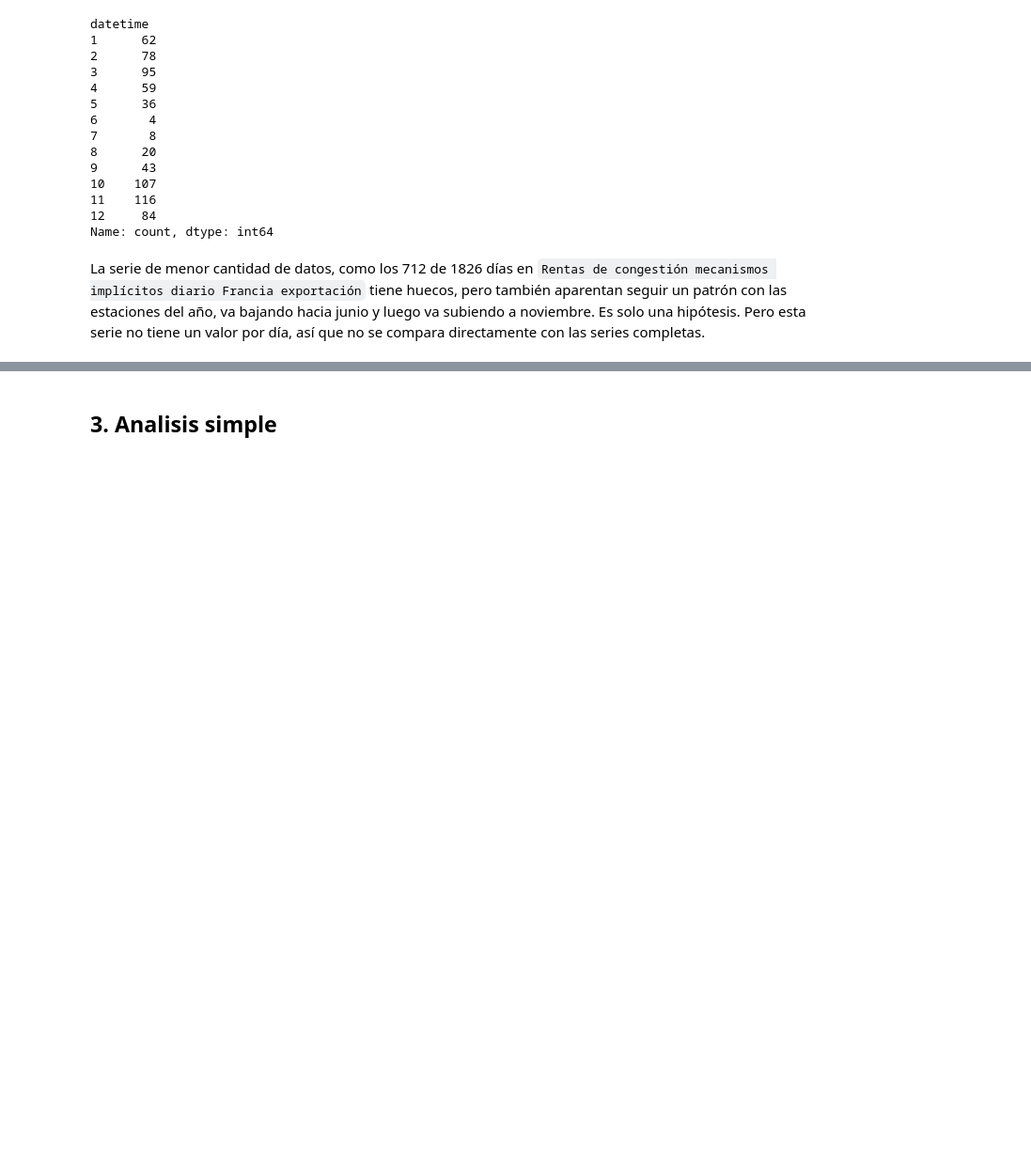
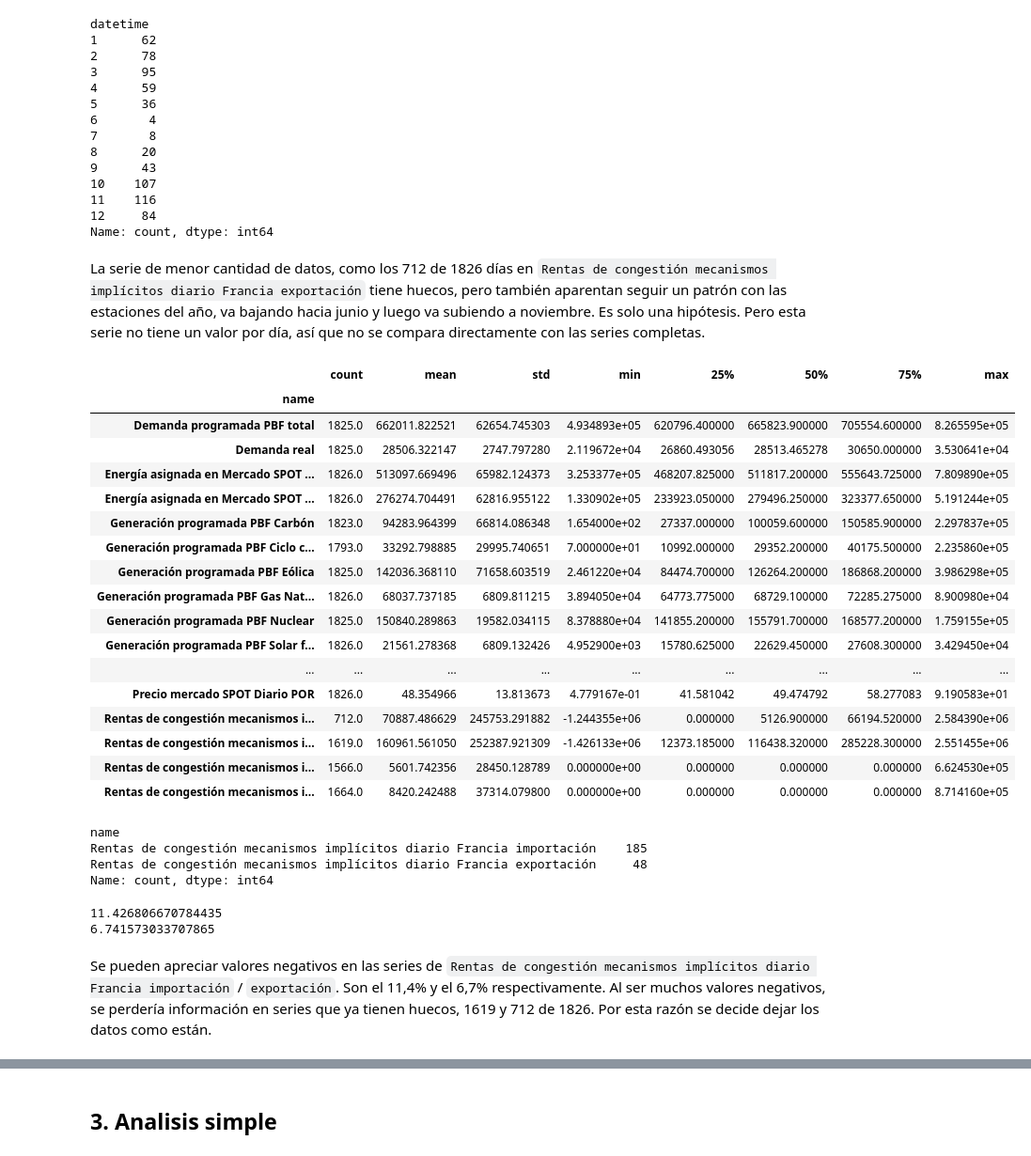
Before and after one commit to CarlosScura/reto-para-magos-de-datos, a Jupyter notebook: 02_energia_espana.ipynb, the cells around one changed output, grey strips where cells are left out. Shown at 94% size. Drawn from its saved outputs; the diff is of its cells as text; code cells hidden in the pictures; blank space fills up the shorter version.

```diff
--- a/02_energia_espana.ipynb
+++ b/02_energia_espana.ipynb
@@ -291,3 +291,39 @@ datetime
 Name: count, dtype: int64
 # %% [markdown]
 La serie de menor cantidad de datos, como los 712 de 1826 días en `Rentas de congestión mecanismos implícitos diario Francia exportación` tiene huecos, pero también aparentan seguir un patrón con las estaciones del año, va bajando hacia junio y luego va subiendo a noviembre. Es solo una hipótesis. Pero esta serie no tiene un valor por día, así que no se compara directamente con las series completas.
+# %%
+df_limpio.groupby('name')['value'].describe()
+# %% [output]
+|  | count | mean | std | min | 25% | 50% | 75% | max |
+| name |  |  |  |  |  |  |  |  |
+| Demanda programada PBF total | 1825.0 | 662011.822521 | 62654.745303 | 4.934893e+05 | 620796.400000 | 665823.900000 | 705554.600000 | 8.265595e+05 |
+| Demanda real | 1825.0 | 28506.322147 | 2747.797280 | 2.119672e+04 | 26860.493056 | 28513.465278 | 30650.000000 | 3.530641e+04 |
+| Energía asignada en Mercado SPOT ... | 1826.0 | 513097.669496 | 65982.124373 | 3.253377e+05 | 468207.825000 | 511817.200000 | 555643.725000 | 7.809890e+05 |
+| Energía asignada en Mercado SPOT ... | 1826.0 | 276274.704491 | 62816.955122 | 1.330902e+05 | 233923.050000 | 279496.250000 | 323377.650000 | 5.191244e+05 |
+| Generación programada PBF Carbón | 1823.0 | 94283.964399 | 66814.086348 | 1.654000e+02 | 27337.000000 | 100059.600000 | 150585.900000 | 2.297837e+05 |
+| Generación programada PBF Ciclo c... | 1793.0 | 33292.798885 | 29995.740651 | 7.000000e+01 | 10992.000000 | 29352.200000 | 40175.500000 | 2.235860e+05 |
+| Generación programada PBF Eólica | 1825.0 | 142036.368110 | 71658.603519 | 2.461220e+04 | 84474.700000 | 126264.200000 | 186868.200000 | 3.986298e+05 |
+| Generación programada PBF Gas Nat... | 1826.0 | 68037.737185 | 6809.811215 | 3.894050e+04 | 64773.775000 | 68729.100000 | 72285.275000 | 8.900980e+04 |
+| Generación programada PBF Nuclear | 1825.0 | 150840.289863 | 19582.034115 | 8.378880e+04 | 141855.200000 | 155791.700000 | 168577.200000 | 1.759155e+05 |
+| Generación programada PBF Solar f... | 1826.0 | 21561.278368 | 6809.132426 | 4.952900e+03 | 15780.625000 | 22629.450000 | 27608.300000 | 3.429450e+04 |
+| ... | ... | ... | ... | ... | ... | ... | ... | ... |
+| Precio mercado SPOT Diario POR | 1826.0 | 48.354966 | 13.813673 | 4.779167e-01 | 41.581042 | 49.474792 | 58.277083 | 9.190583e+01 |
+| Rentas de congestión mecanismos i... | 712.0 | 70887.486629 | 245753.291882 | -1.244355e+06 | 0.000000 | 5126.900000 | 66194.520000 | 2.584390e+06 |
+| Rentas de congestión mecanismos i... | 1619.0 | 160961.561050 | 252387.921309 | -1.426133e+06 | 12373.185000 | 116438.320000 | 285228.300000 | 2.551455e+06 |
+| Rentas de congestión mecanismos i... | 1566.0 | 5601.742356 | 28450.128789 | 0.000000e+00 | 0.000000 | 0.000000 | 0.000000 | 6.624530e+05 |
+| Rentas de congestión mecanismos i... | 1664.0 | 8420.242488 | 37314.079800 | 0.000000e+00 | 0.000000 | 0.000000 | 0.000000 | 8.714160e+05 |
+# %%
+df_limpio[df_limpio['value'] < 0]['name'].value_counts()
+# %% [output]
+name
+Rentas de congestión mecanismos implícitos diario Francia importación    185
+Rentas de congestión mecanismos implícitos diario Francia exportación     48
+Name: count, dtype: int64
+# %%
+print((185/1619)*100)
+print((48/712)*100)
+# %% [output]
+11.426806670784435
+6.741573033707865
+# %% [markdown]
+Se pueden apreciar valores negativos en las series de `Rentas de congestión mecanismos implícitos diario Francia importación` / `exportación`. Son el 11,4% y el 6,7% respectivamente. Al ser muchos valores negativos, se perdería información en series que ya tienen huecos, 1619 y 712 de 1826. Por esta razón se decide dejar los datos como están.
```
Also changed, not shown: parts of 9 cells of this notebook.
